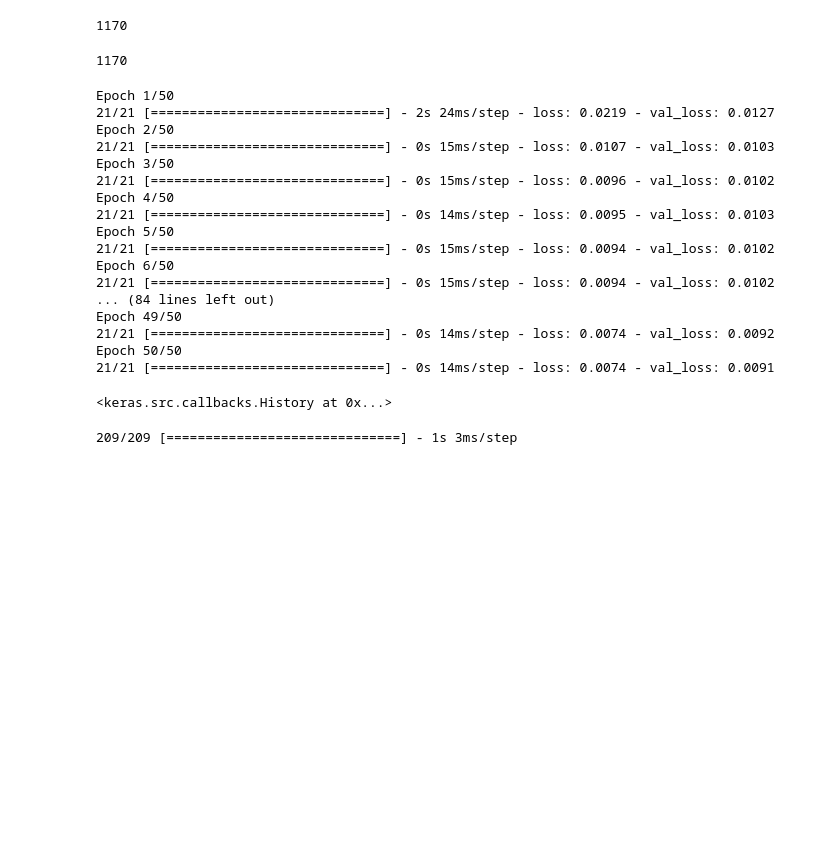
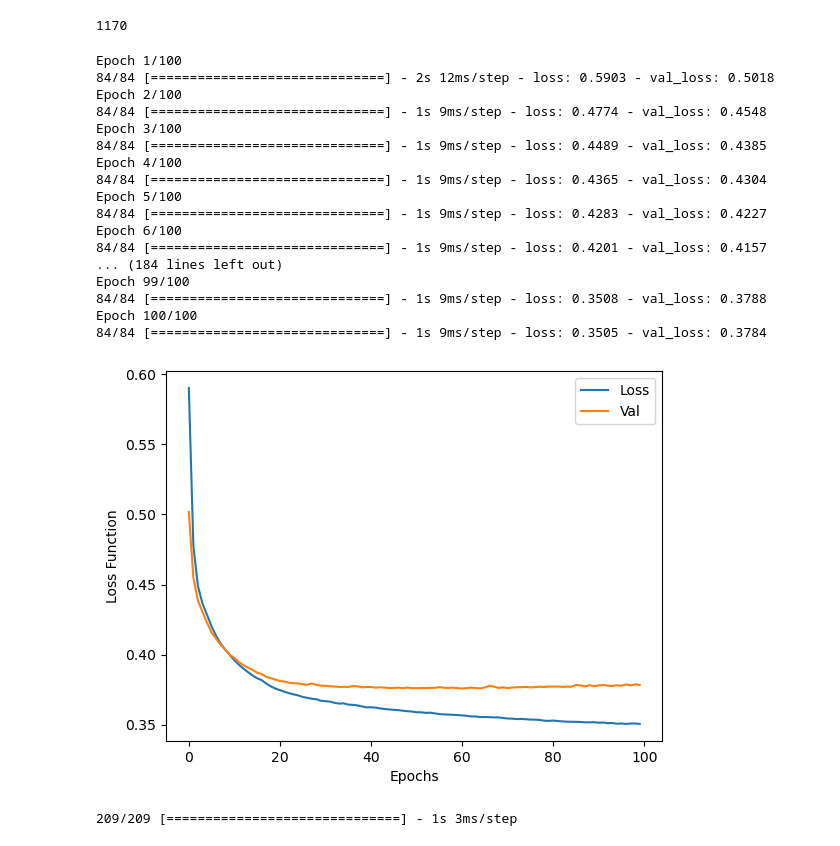
Before and after one commit to Ajb2307/exo-comets, a Jupyter notebook: ProjectExoComet/Autoencoder_project.ipynb, the cells around one changed output. Cells and saved outputs as stored; diff of their text form; code cells hidden in the pictures; blank space fills up the shorter version.

```diff
--- a/ProjectExoComet/Autoencoder_project.ipynb
+++ b/ProjectExoComet/Autoencoder_project.ipynb
@@ -49,11 +8,11 @@ df
 # %%
 import pandas as pd
 import numpy as np
-from sklearn.preprocessing import MinMaxScaler
+from sklearn.preprocessing import MinMaxScaler, StandardScaler
 import tensorflow as tf
 from tensorflow.keras.models import Model
 from tensorflow.keras.layers import Input, Dense
 import matplotlib.pyplot as plt
 
 # 1. Load the Data
-df = pd.read_pickle("master_df_final.pkl")
+df = pd.read_pickle("data_file/master_df_final.pkl")
@@ -99,10 +80,6 @@ array([[0.8711776 , 0.75648169, 0.80305893, ..., 0.1559594 , 0.1960694 ,
 flux_normalized.shape[1]
 # %% [output]
 1170
-# %%
-input_dim
-# %% [output]
-1170
 # %%
 # 4. Define the Autoencoder
 input_dim = flux_normalized.shape[1]
@@ -119,7 +96,7 @@ encoded = Dense(32, activation='relu')(encoded)
 # Decoder
 decoded = Dense(64, activation='relu')(encoded)
 decoded = Dense(128, activation='relu')(decoded)
-decoded = Dense(input_dim, activation='sigmoid')(decoded)
+decoded = Dense(input_dim, activation='linear')(decoded) # Here the activation function was sigmoid
 
 #The decoder mirrors the encoder but in reverse.
 #activation='sigmoid': The final layer uses the sigmoid function to ensure the output values are between 0 and 1,
@@ -130,10 +107,11 @@ autoencoder = Model(inputs=input_layer, outputs=decoded)
 autoencoder.compile(optimizer='adam', loss='mse') #Mean Squared Error
 
 # 5. Train the Autoencoder
-autoencoder.fit(flux_normalized, flux_normalized,
-                epochs=50,
-                batch_size=256,
+history = autoencoder.fit(X_train, X_train,
+                epochs=100,
+                batch_size=64,
                 shuffle=True,
+                validation_data = [X_test, X_test],
                 validation_split=0.2)
 
 #fit: Trains the model.
@@ -144,21 +122,29 @@ autoencoder.fit(flux_normalized, flux_normalized,
 #    shuffle=True: Shuffles the data before each epoch to reduce overfitting.
 #    validation_split=0.2: Uses 20% of the data for validation to monitor the model's performance on unseen data
 # %% [output]
-Epoch 1/50
-21/21 [==============================] - 2s 24ms/step - loss: 0.0219 - val_loss: 0.0127
-Epoch 2/50
-21/21 [==============================] - 0s 15ms/step - loss: 0.0107 - val_loss: 0.0103
-Epoch 3/50
-21/21 [==============================] - 0s 15ms/step - loss: 0.0096 - val_loss: 0.0102
-Epoch 4/50
-21/21 [==============================] - 0s 14ms/step - loss: 0.0095 - val_loss: 0.0103
-Epoch 5/50
-21/21 [==============================] - 0s 15ms/step - loss: 0.0094 - val_loss: 0.0102
-Epoch 6/50
-21/21 [==============================] - 0s 15ms/step - loss: 0.0094 - val_loss: 0.0102
-... (84 lines left out)
-Epoch 49/50
-21/21 [==============================] - 0s 14ms/step - loss: 0.0074 - val_loss: 0.0092
-Epoch 50/50
-21/21 [==============================] - 0s 14ms/step - loss: 0.0074 - val_loss: 0.0091
+Epoch 1/100
+84/84 [==============================] - 2s 12ms/step - loss: 0.5903 - val_loss: 0.5018
+Epoch 2/100
+84/84 [==============================] - 1s 9ms/step - loss: 0.4774 - val_loss: 0.4548
+Epoch 3/100
+84/84 [==============================] - 1s 9ms/step - loss: 0.4489 - val_loss: 0.4385
+Epoch 4/100
+84/84 [==============================] - 1s 9ms/step - loss: 0.4365 - val_loss: 0.4304
+Epoch 5/100
+84/84 [==============================] - 1s 9ms/step - loss: 0.4283 - val_loss: 0.4227
+Epoch 6/100
+84/84 [==============================] - 1s 9ms/step - loss: 0.4201 - val_loss: 0.4157
+... (184 lines left out)
+Epoch 99/100
+84/84 [==============================] - 1s 9ms/step - loss: 0.3508 - val_loss: 0.3788
+Epoch 100/100
+84/84 [==============================] - 1s 9ms/step - loss: 0.3505 - val_loss: 0.3784
-<keras.src.callbacks.History at 0x...>
+# %%
+plt.plot(history.history["loss"], label ="Loss")
+plt.plot(history.history["val_loss"], label = "Val")
+plt.xlabel("Epochs")
+plt.ylabel("Loss Function")
+plt.legend()
+plt.show() #Comparar batch size
+# %% [output]
+[figure, added]
```
Also changed, not shown: parts of 22 cells of this notebook.
